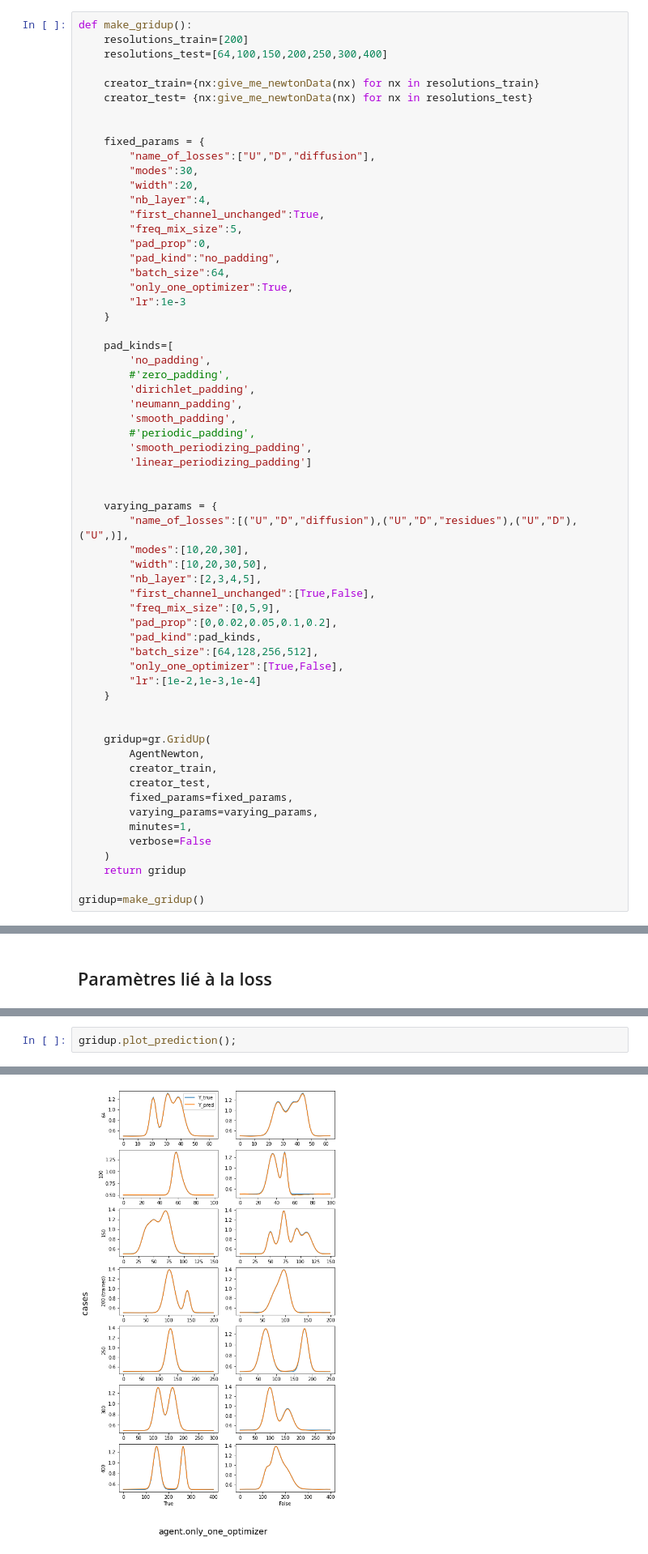
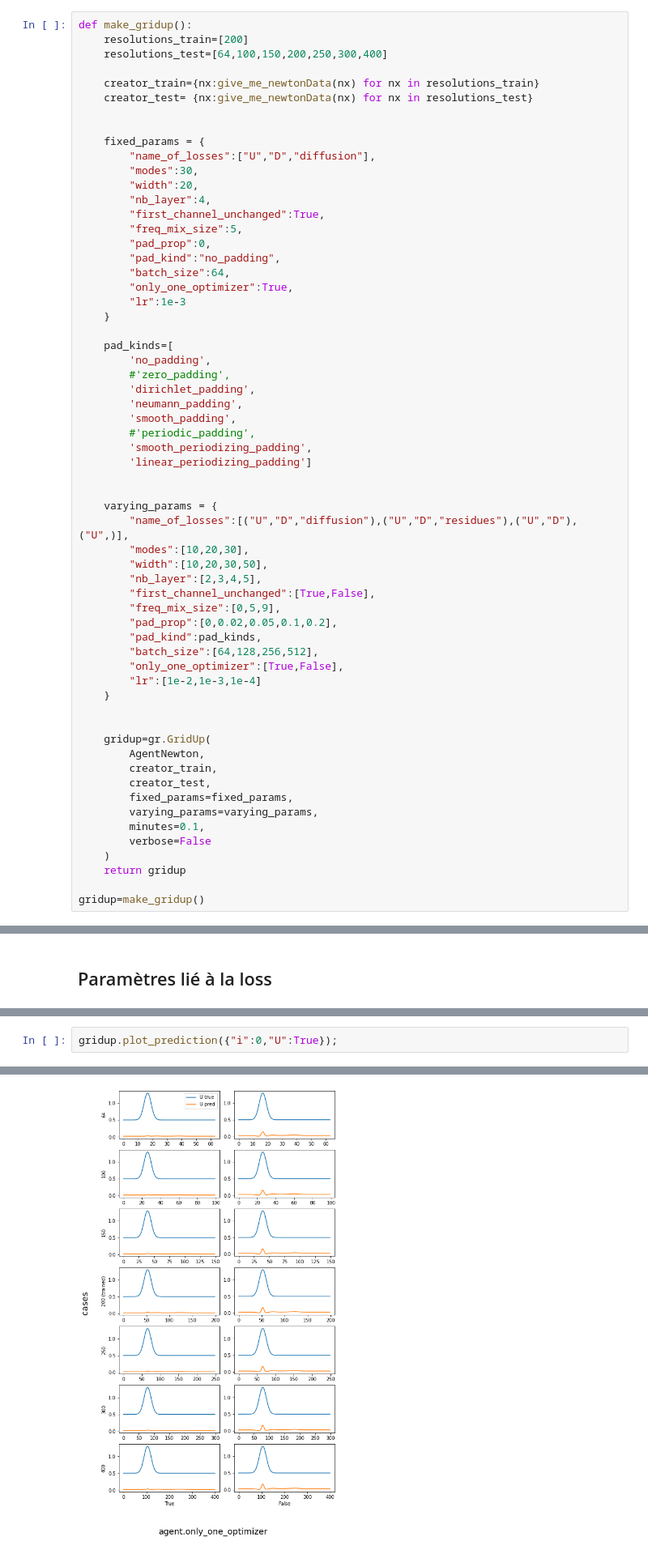
Before and after one commit to vincentvigon/small_libs, a Jupyter notebook: fourier_neural_operator/test_newton/run1_newton_with_grid_up.ipynb, the cells around one changed output, grey strips where cells are left out. Shown at 81% size. Cells and saved outputs as stored; diff of their text form.

```diff
--- a/fourier_neural_operator/test_newton/run1_newton_with_grid_up.ipynb
+++ b/fourier_neural_operator/test_newton/run1_newton_with_grid_up.ipynb
@@ -293,7 +294,7 @@ def make_gridup():
         creator_test,
         fixed_params=fixed_params,
         varying_params=varying_params,
-        minutes=1,
+        minutes=0.1,
         verbose=False
     )
     return gridup
@@ -352,3 +365,3 @@ gridup.plot_last_result();
 # %%
-gridup.plot_prediction();
+gridup.plot_prediction({"i":0,"U":True});
 # %% [output]
@@ -355 +375 @@ gridup.plot_prediction();
-[figure, old version]
+[figure, new version]
```
Also changed, not shown: parts of 5 cells of this notebook, 1 other file.
